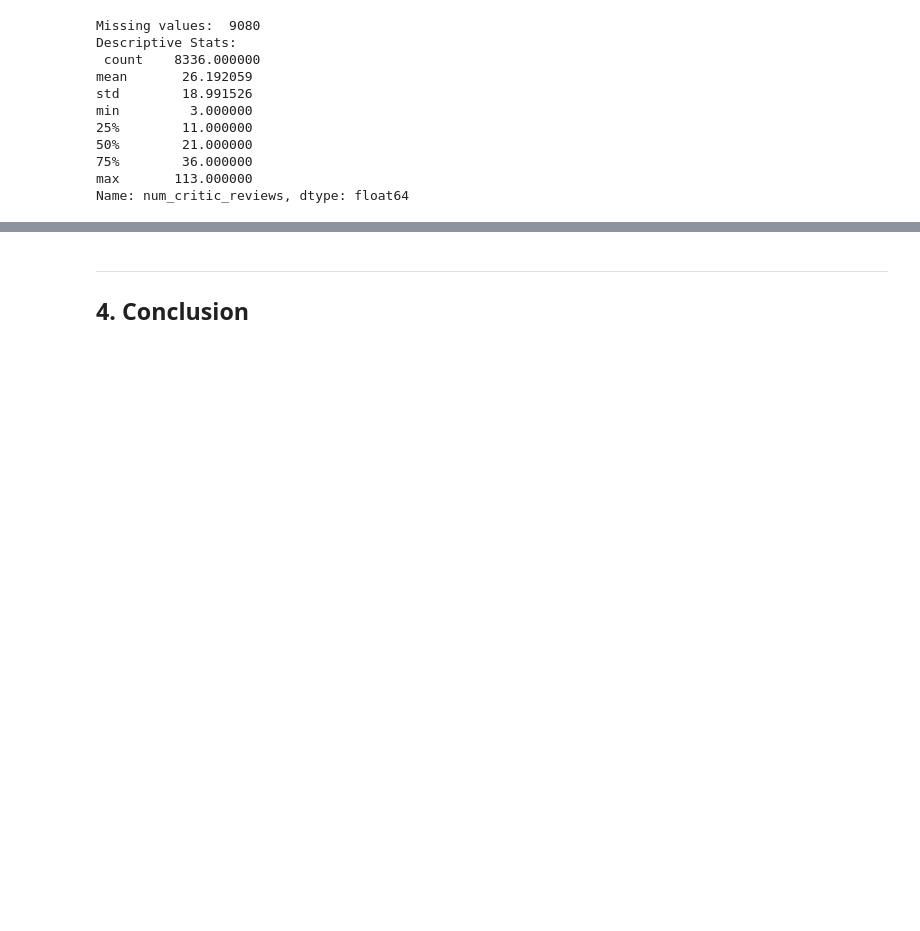
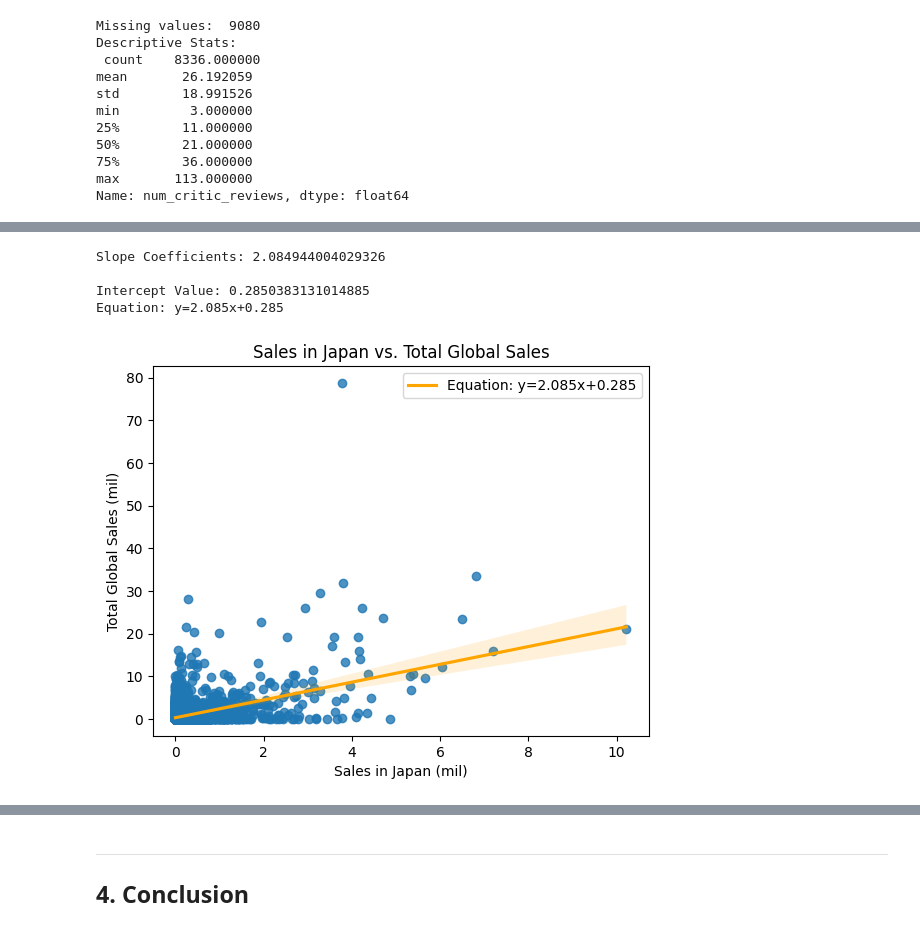
Before and after one commit to harkiran-b/cs280_project, a Jupyter notebook: FinalReport_FA23_EK_HB.ipynb, the cells around one changed output, grey strips where cells are left out. Saved outputs shown, nothing was run; the diff lists cells and outputs as text; code cells hidden in the pictures; blank space fills up the shorter version.

```diff
--- a/FinalReport_FA23_EK_HB.ipynb
+++ b/FinalReport_FA23_EK_HB.ipynb
@@ -504,0 +504,30 @@ You're welcome to organize your final file as needed.  You will certainly need a
+# %%
+#Generating the slope coefficient and intercept for linear regression model
+x_japan_sales = video_games[['sales_in_japan']]
+y_global_wout_jp_sales = video_games[['global_sales_wout_japan']]
+
+linear_regressor_games = lm.LinearRegression()  # creating model object
+linear_regressor_games.fit(x_japan_sales, y_global_wout_jp_sales)
+
+slope_coeffs = linear_regressor_games.coef_[0][0]
+intercept = linear_regressor_games.intercept_[0]
+
+print('Slope Coefficients:', slope_coeffs)
+print('\nIntercept Value:', intercept)
+print(f'Equation: y={slope_coeffs:.3f}x+{intercept:.3f}')
+# %% [output]
+Slope Coefficients: 2.084944004029326
+
+Intercept Value: 0.2850383131014885
+Equation: y=2.085x+0.285
+# %%
+#Generating Linear Regression model on a graph
+reg_line_label = f'Equation: y={slope_coeffs:.3f}x+{intercept:.3f}'
+
+sns.regplot(data = video_games, x = 'sales_in_japan', y = 'global_sales_wout_japan', line_kws = {"color":"orange", "label":reg_line_label})
+plt.title('Sales in Japan vs. Total Global Sales')
+plt.xlabel('Sales in Japan (mil)')
+plt.ylabel('Total Global Sales (mil)')
+plt.legend();
+# %% [output]
+[figure, added]
```
Also changed, not shown: parts of 110 cells of this notebook.
